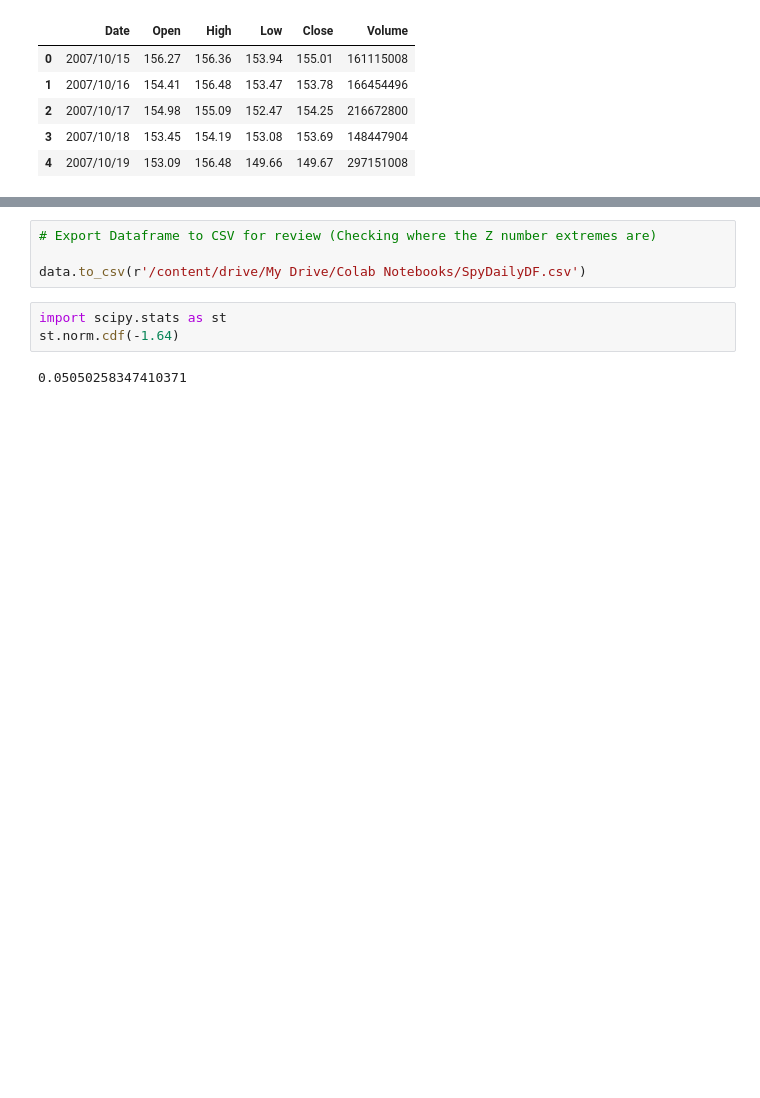
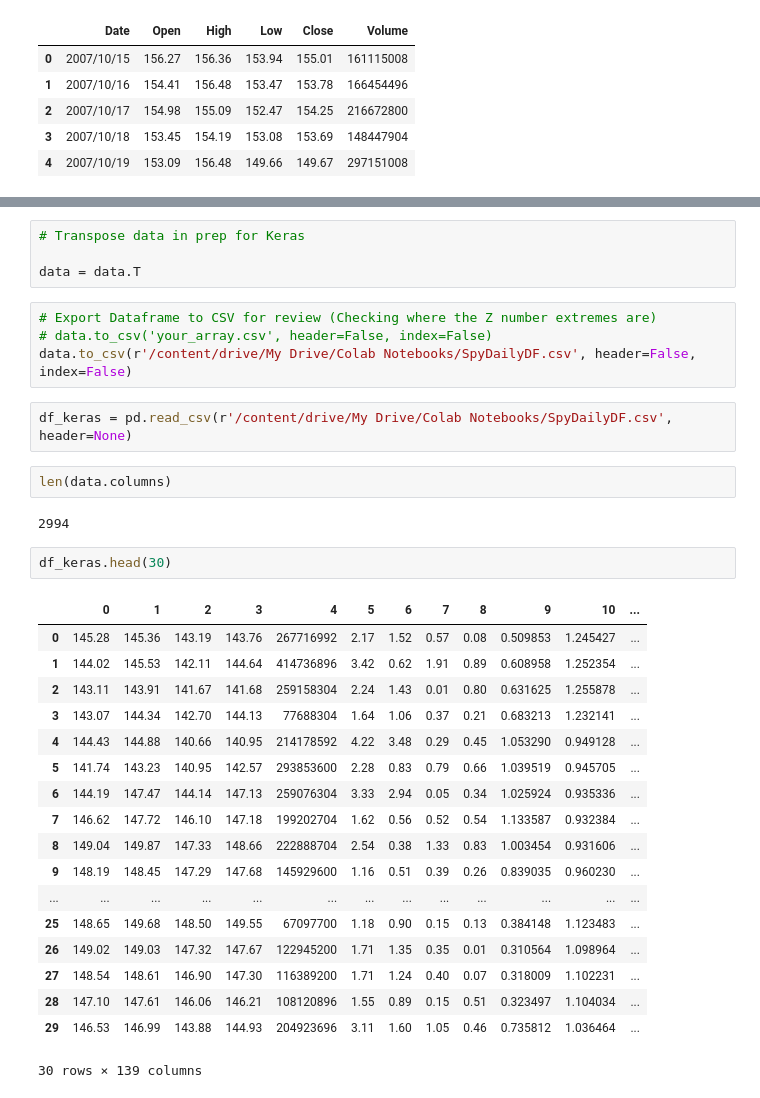
Before and after one commit to rooksandkings/APIs, a Jupyter notebook: Melchior_Technical_Analysis.ipynb, the cells around one changed output, grey strips where cells are left out. Drawn from its saved outputs; the diff is of its cells as text; blank space fills up the shorter version.

```diff
--- a/Melchior_Technical_Analysis.ipynb
+++ b/Melchior_Technical_Analysis.ipynb
@@ -321,9 +517,35 @@ data[['CandleLengthLgPValue']].head(30)
+# %%
+# Transpose data in prep for Keras
+
+data = data.T
 # %%
 # Export Dataframe to CSV for review (Checking where the Z number extremes are)
-
-data.to_csv(r'/content/drive/My Drive/Colab Notebooks/SpyDailyDF.csv')
+# data.to_csv('your_array.csv', header=False, index=False)
+data.to_csv(r'/content/drive/My Drive/Colab Notebooks/SpyDailyDF.csv', header=False, index=False)
-# %%
-import scipy.stats as st
-st.norm.cdf(-1.64)
-# %% [output]
-0.05050258347410371
+# %%
+df_keras = pd.read_csv(r'/content/drive/My Drive/Colab Notebooks/SpyDailyDF.csv', header=None)
+# %%
+len(data.columns)
+# %% [output]
+2994
+# %%
+df_keras.head(30)
+# %% [output]
+|  | 0 | 1 | 2 | 3 | 4 | 5 | 6 | 7 | 8 | 9 | 10 | ... |
+| 0 | 145.28 | 145.36 | 143.19 | 143.76 | 267716992 | 2.17 | 1.52 | 0.57 | 0.08 | 0.509853 | 1.245427 | ... |
+| 1 | 144.02 | 145.53 | 142.11 | 144.64 | 414736896 | 3.42 | 0.62 | 1.91 | 0.89 | 0.608958 | 1.252354 | ... |
+| 2 | 143.11 | 143.91 | 141.67 | 141.68 | 259158304 | 2.24 | 1.43 | 0.01 | 0.80 | 0.631625 | 1.255878 | ... |
+| 3 | 143.07 | 144.34 | 142.70 | 144.13 | 77688304 | 1.64 | 1.06 | 0.37 | 0.21 | 0.683213 | 1.232141 | ... |
+| 4 | 144.43 | 144.88 | 140.66 | 140.95 | 214178592 | 4.22 | 3.48 | 0.29 | 0.45 | 1.053290 | 0.949128 | ... |
+| 5 | 141.74 | 143.23 | 140.95 | 142.57 | 293853600 | 2.28 | 0.83 | 0.79 | 0.66 | 1.039519 | 0.945705 | ... |
+| 6 | 144.19 | 147.47 | 144.14 | 147.13 | 259076304 | 3.33 | 2.94 | 0.05 | 0.34 | 1.025924 | 0.935336 | ... |
+| 7 | 146.62 | 147.72 | 146.10 | 147.18 | 199202704 | 1.62 | 0.56 | 0.52 | 0.54 | 1.133587 | 0.932384 | ... |
+| 8 | 149.04 | 149.87 | 147.33 | 148.66 | 222888704 | 2.54 | 0.38 | 1.33 | 0.83 | 1.003454 | 0.931606 | ... |
+| 9 | 148.19 | 148.45 | 147.29 | 147.68 | 145929600 | 1.16 | 0.51 | 0.39 | 0.26 | 0.839035 | 0.960230 | ... |
+| ... | ... | ... | ... | ... | ... | ... | ... | ... | ... | ... | ... | ... |
+| 25 | 148.65 | 149.68 | 148.50 | 149.55 | 67097700 | 1.18 | 0.90 | 0.15 | 0.13 | 0.384148 | 1.123483 | ... |
+| 26 | 149.02 | 149.03 | 147.32 | 147.67 | 122945200 | 1.71 | 1.35 | 0.35 | 0.01 | 0.310564 | 1.098964 | ... |
+| 27 | 148.54 | 148.61 | 146.90 | 147.30 | 116389200 | 1.71 | 1.24 | 0.40 | 0.07 | 0.318009 | 1.102231 | ... |
+| 28 | 147.10 | 147.61 | 146.06 | 146.21 | 108120896 | 1.55 | 0.89 | 0.15 | 0.51 | 0.323497 | 1.104034 | ... |
+| 29 | 146.53 | 146.99 | 143.88 | 144.93 | 204923696 | 3.11 | 1.60 | 1.05 | 0.46 | 0.735812 | 1.036464 | ... |
+30 rows × 139 columns
```
Also changed, not shown: parts of 10 cells of this notebook.
